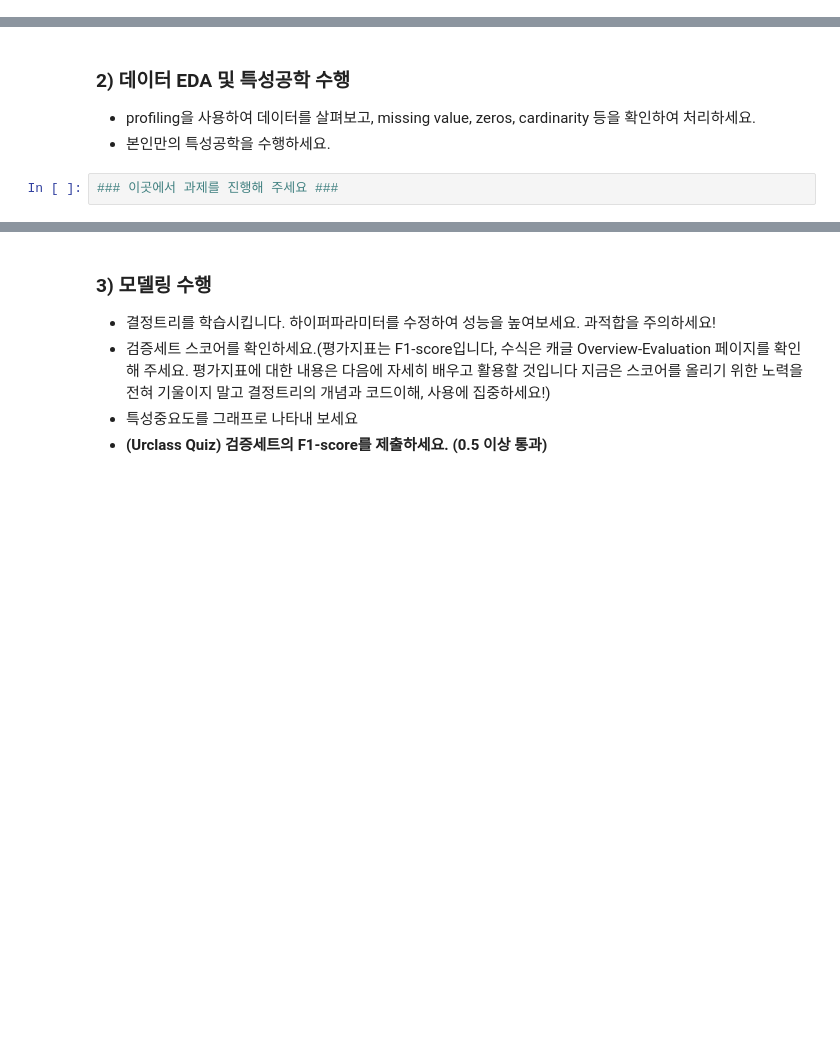
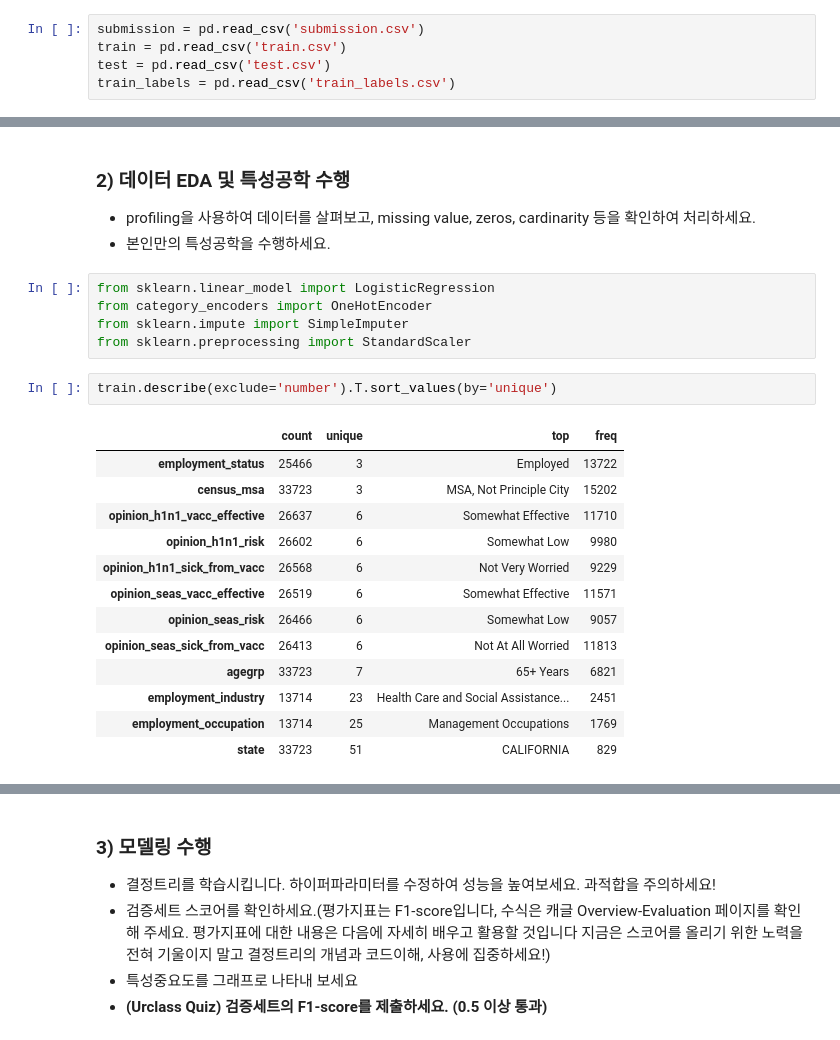
Before and after one commit to KindOrca/BootCamp, a Jupyter notebook: n221-decision-trees/n221a-decision-trees.ipynb, the cells around one changed output, grey strips where cells are left out. Saved outputs shown, nothing was run; the diff lists cells and outputs as text; blank space fills up the shorter version.

```diff
--- a/n221-decision-trees/n221a-decision-trees.ipynb
+++ b/n221-decision-trees/n221a-decision-trees.ipynb
@@ -23,0 +34,5 @@
+# %%
+submission = pd.read_csv('submission.csv')
+train = pd.read_csv('train.csv')
+test = pd.read_csv('test.csv')
+train_labels = pd.read_csv('train_labels.csv')
@@ -25,5 +59,24 @@
 ### 2) 데이터 EDA 및 특성공학 수행
 - profiling을 사용하여 데이터를 살펴보고, missing value, zeros, cardinarity 등을 확인하여 처리하세요.
 - 본인만의 특성공학을 수행하세요.
-# %%
-### 이곳에서 과제를 진행해 주세요 ###
+# %%
+from sklearn.linear_model import LogisticRegression
+from category_encoders import OneHotEncoder
+from sklearn.impute import SimpleImputer
+from sklearn.preprocessing import StandardScaler
+# %%
+train.describe(exclude='number').T.sort_values(by='unique')
+# %% [output]
+|  | count | unique | top | freq |
+| employment_status | 25466 | 3 | Employed | 13722 |
+| census_msa | 33723 | 3 | MSA, Not Principle City | 15202 |
+| opinion_h1n1_vacc_effective | 26637 | 6 | Somewhat Effective | 11710 |
+| opinion_h1n1_risk | 26602 | 6 | Somewhat Low | 9980 |
+| opinion_h1n1_sick_from_vacc | 26568 | 6 | Not Very Worried | 9229 |
+| opinion_seas_vacc_effective | 26519 | 6 | Somewhat Effective | 11571 |
+| opinion_seas_risk | 26466 | 6 | Somewhat Low | 9057 |
+| opinion_seas_sick_from_vacc | 26413 | 6 | Not At All Worried | 11813 |
+| agegrp | 33723 | 7 | 65+ Years | 6821 |
+| employment_industry | 13714 | 23 | Health Care and Social Assistance... | 2451 |
+| employment_occupation | 13714 | 25 | Management Occupations | 1769 |
+| state | 33723 | 51 | CALIFORNIA | 829 |
```
Also changed, not shown: parts of 13 cells of this notebook.
